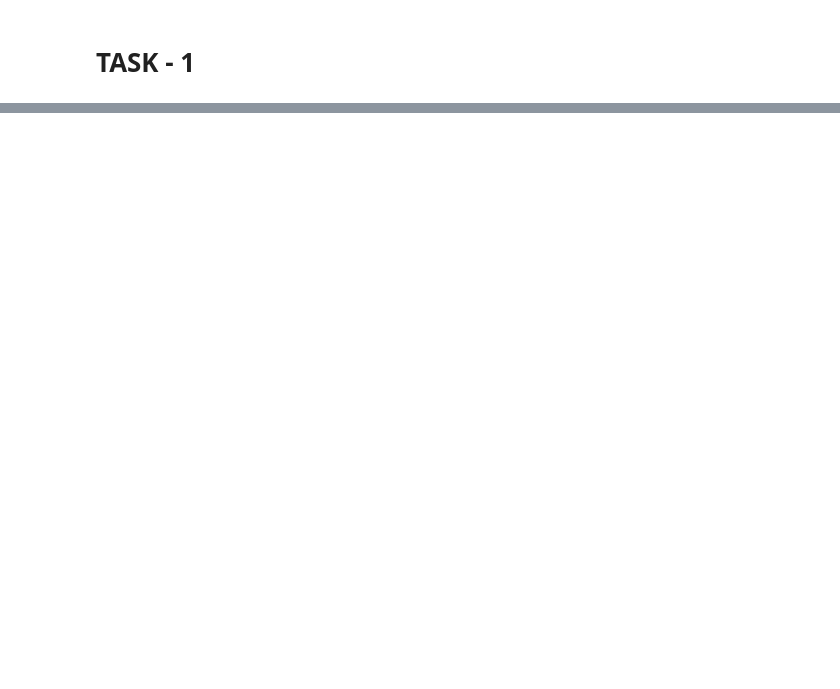
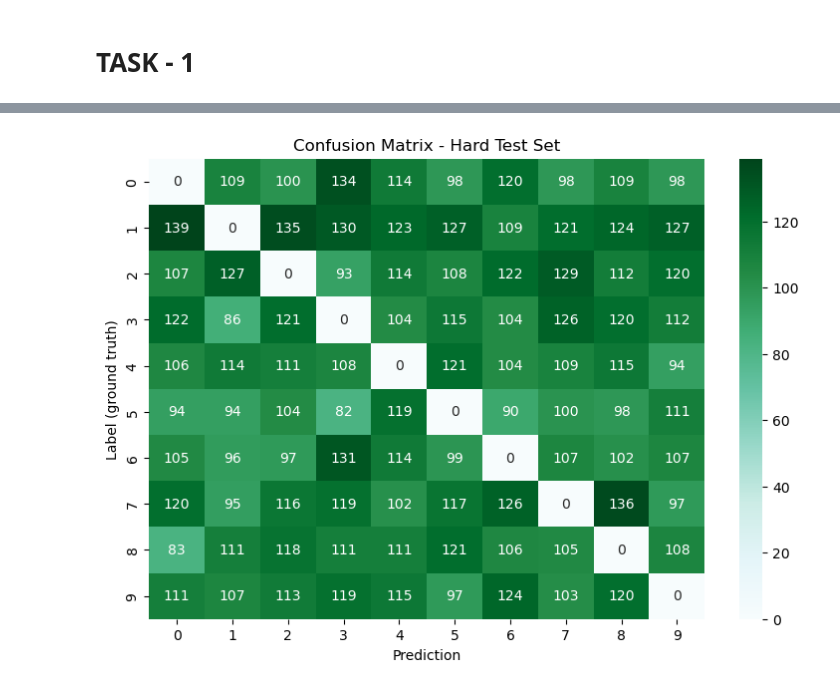
Before and after one commit to Harith-Y/PreCog-CV-Task, a Jupyter notebook: CV-Task0.ipynb, the cells around one changed output, grey strips where cells are left out. Saved outputs shown, nothing was run; the diff lists cells and outputs as text; code cells hidden in the pictures; blank space fills up the shorter version.

```diff
--- a/CV-Task0.ipynb
+++ b/CV-Task0.ipynb
@@ -241,0 +338,4 @@ Accuracy on hard test set: 71.85%
+# %%
+plot_confusion_matrix(all_labels_hard, all_preds_hard, 'Hard')
+# %% [output]
+[figure, added]
```
Also changed, not shown: parts of 20 cells of this notebook.
